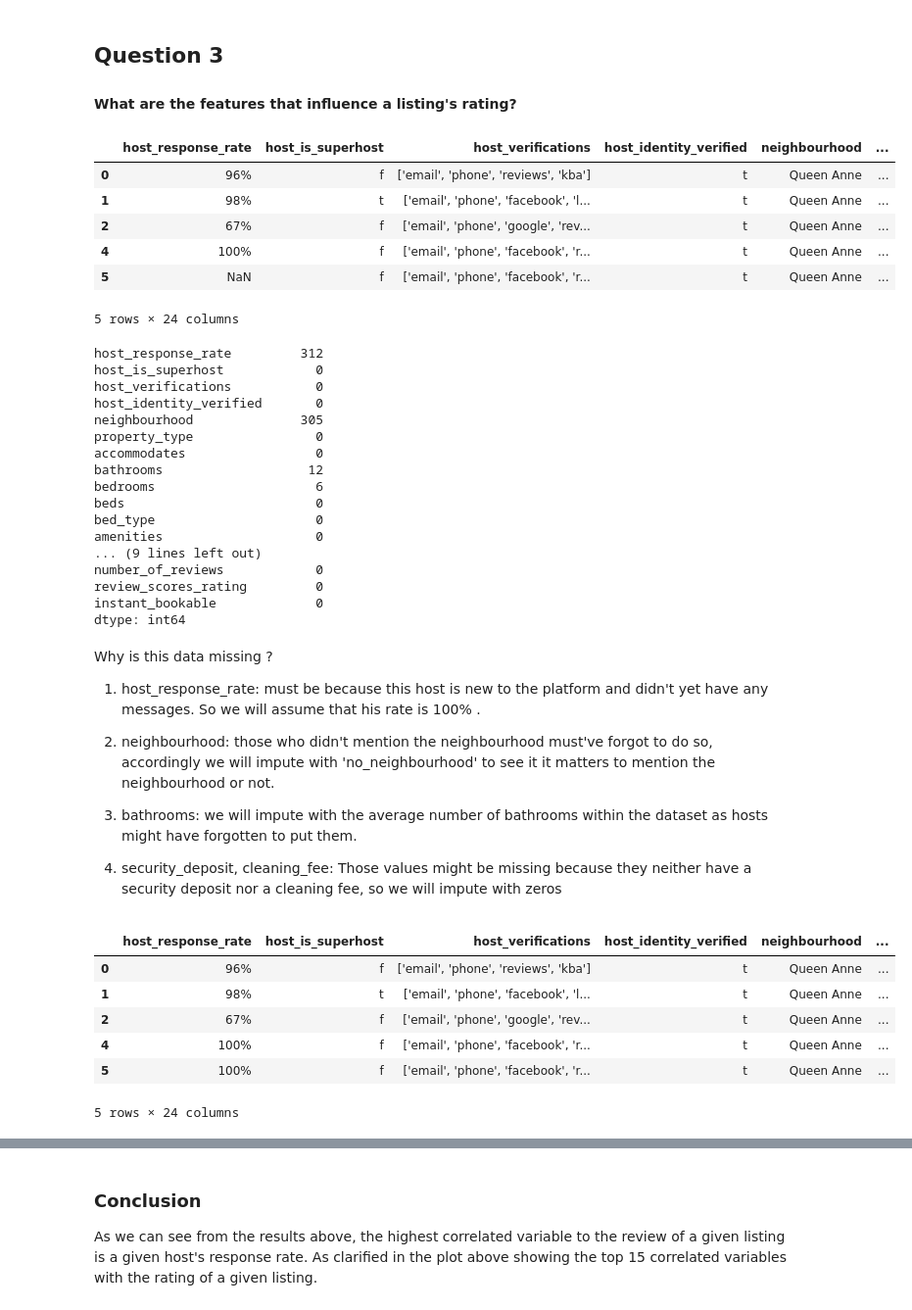
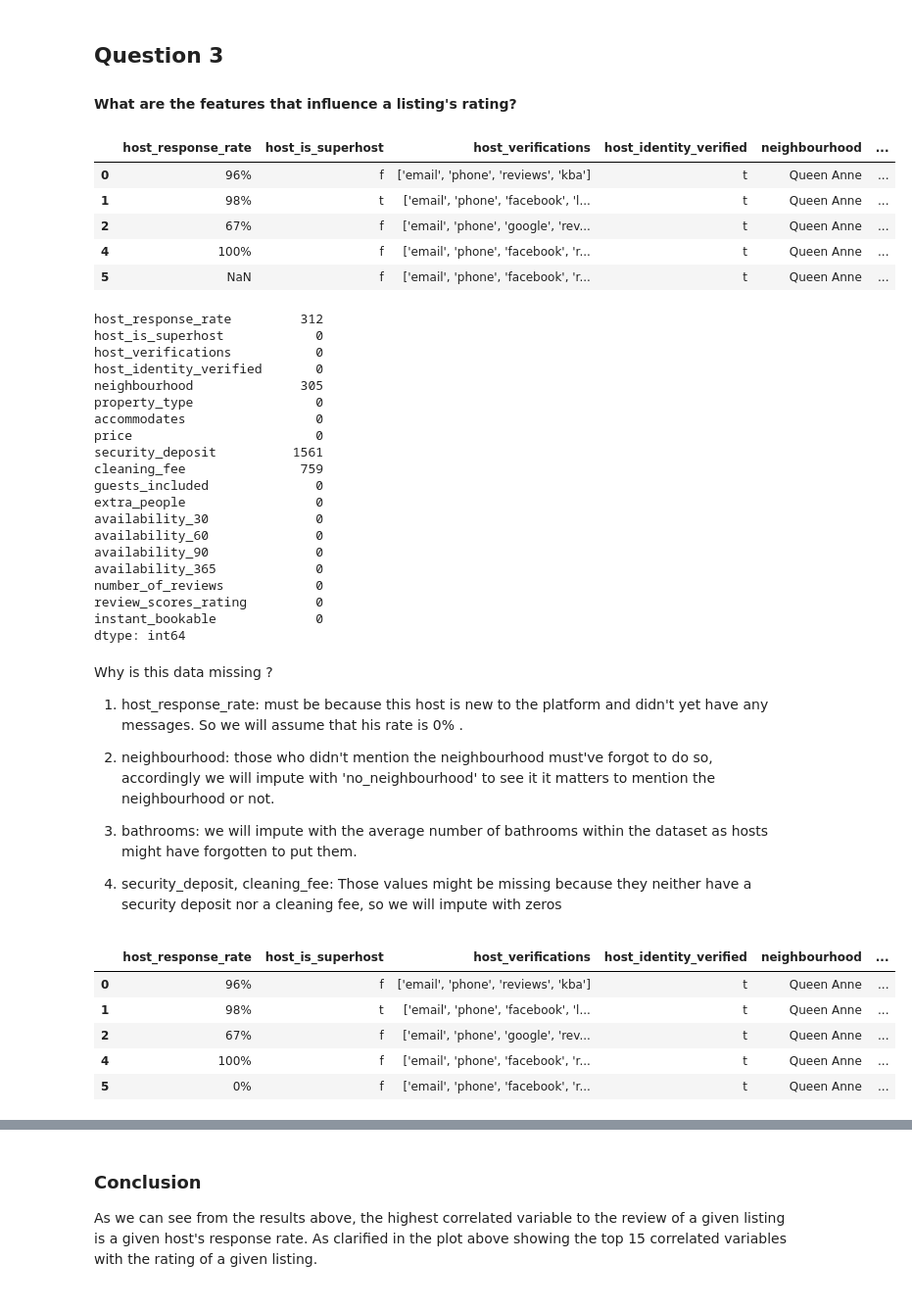
Before and after one commit to IShamss/seattle_airbnb, a Jupyter notebook: seattle_airbnb.ipynb, the cells around one changed output, grey strips where cells are left out. Shown at 98% size. Cells and saved outputs as stored; diff of their text form; code cells hidden in the pictures.

```diff
--- a/seattle_airbnb.ipynb
+++ b/seattle_airbnb.ipynb
@@ -230,8 +230,7 @@ As we can see from the results above, average-rated amenities and high-rated ame
 q3_df = data.dropna(subset=['review_scores_rating'])
 # remove unnecessary columns
 q3_df = q3_df[['host_response_rate', 'host_is_superhost','host_verifications', 'host_identity_verified', 'neighbourhood',
-                'property_type', 'accommodates','bathrooms', 'bedrooms',
-               'beds', 'bed_type', 'amenities','price','security_deposit','cleaning_fee', 'guests_included', 'extra_people','availability_30', 'availability_60', 'availability_90',
+                'property_type', 'accommodates', 'price','security_deposit','cleaning_fee', 'guests_included', 'extra_people','availability_30', 'availability_60', 'availability_90',
                'availability_365', 'number_of_reviews','review_scores_rating', 'instant_bookable']]
 q3_df.head()
 # %% [output]
@@ -241,7 +240,6 @@ q3_df.head()
 | 2 | 67% | f | ['email', 'phone', 'google', 'rev... | t | Queen Anne | ... |
 | 4 | 100% | f | ['email', 'phone', 'facebook', 'r... | t | Queen Anne | ... |
 | 5 | NaN | f | ['email', 'phone', 'facebook', 'r... | t | Queen Anne | ... |
-5 rows × 24 columns
 # %%
 q3_df.isnull().sum()
 # %% [output]
@@ -252,12 +250,15 @@ host_identity_verified       0
 neighbourhood              305
 property_type                0
 accommodates                 0
-bathrooms                   12
-bedrooms                     6
-beds                         0
-bed_type                     0
-amenities                    0
-... (9 lines left out)
+price                        0
+security_deposit          1561
+cleaning_fee               759
+guests_included              0
+extra_people                 0
+availability_30              0
+availability_60              0
+availability_90              0
+availability_365             0
 number_of_reviews            0
 review_scores_rating         0
 instant_bookable             0
@@ -265,7 +266,7 @@ dtype: int64
 # %% [markdown]
 Why is this data missing ?
 
-1) host_response_rate: must be because this host is new to the platform and didn't yet have any messages. So we will assume that his rate is 100% .
+1) host_response_rate: must be because this host is new to the platform and didn't yet have any messages. So we will assume that his rate is 0% .
 
 2) neighbourhood: those who didn't mention the neighbourhood must've forgot to do so, accordingly we will impute with 'no_neighbourhood' to see it it matters to mention the neighbourhood or not.
 
@@ -279,20 +280,19 @@ def percentage_to_int(percentage):
     return int(percentage.replace("%",""))
 # %%
 #impute the missing values
-q3_df['host_response_rate'].fillna('100%',inplace=True)
+q3_df['host_response_rate'].fillna('0%',inplace=True)
 q3_df['neighbourhood'].fillna('no_neighbourhood',inplace=True)
-q3_df['bathrooms'].fillna(q3_df['bathrooms'].mean() //1 , inplace =True)
+# q3_df['bathrooms'].fillna(q3_df['bathrooms'].mean() //1 , inplace =True)
 q3_df['security_deposit'].fillna('$0',inplace=True)
 q3_df['cleaning_fee'].fillna('$0',inplace=True)
 q3_df.head()
 # %% [output]
 |  | host_response_rate | host_is_superhost | host_verifications | host_identity_verified | neighbourhood | ... |
 | 0 | 96% | f | ['email', 'phone', 'reviews', 'kba'] | t | Queen Anne | ... |
 | 1 | 98% | t | ['email', 'phone', 'facebook', 'l... | t | Queen Anne | ... |
 | 2 | 67% | f | ['email', 'phone', 'google', 'rev... | t | Queen Anne | ... |
 | 4 | 100% | f | ['email', 'phone', 'facebook', 'r... | t | Queen Anne | ... |
-| 5 | 100% | f | ['email', 'phone', 'facebook', 'r... | t | Queen Anne | ... |
+| 5 | 0% | f | ['email', 'phone', 'facebook', 'r... | t | Queen Anne | ... |
-5 rows × 24 columns
 # %%
 q3_df['host_response_rate']=q3_df['host_response_rate'].apply(percentage_to_int)
 q3_df['host_is_superhost']=q3_df['host_is_superhost'].apply(encode_value)
```
Also changed, not shown: parts of 3 cells of this notebook.
